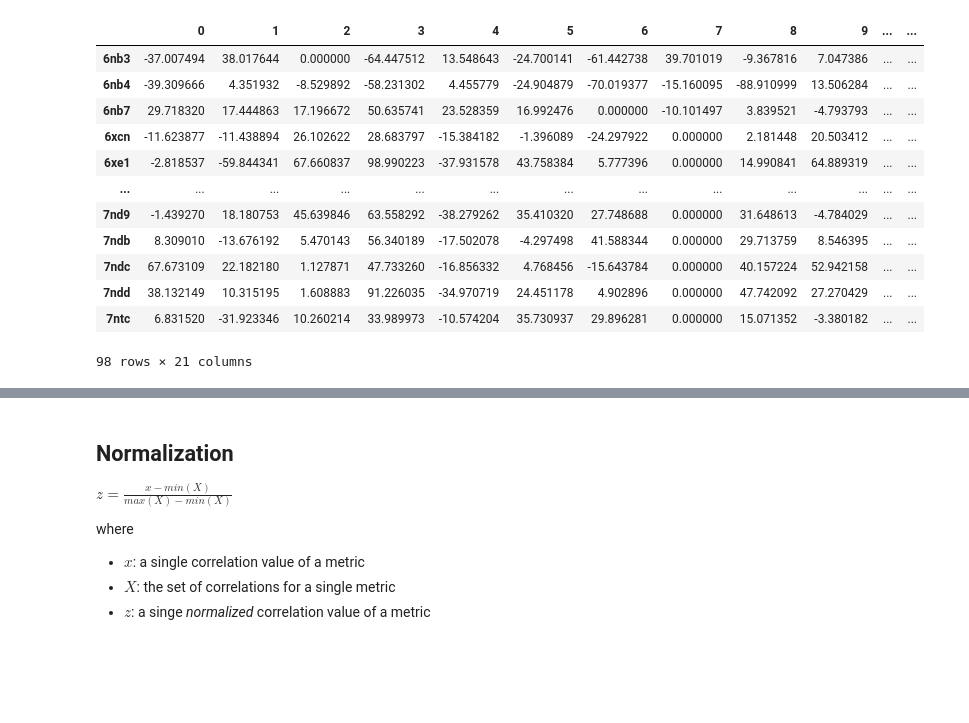
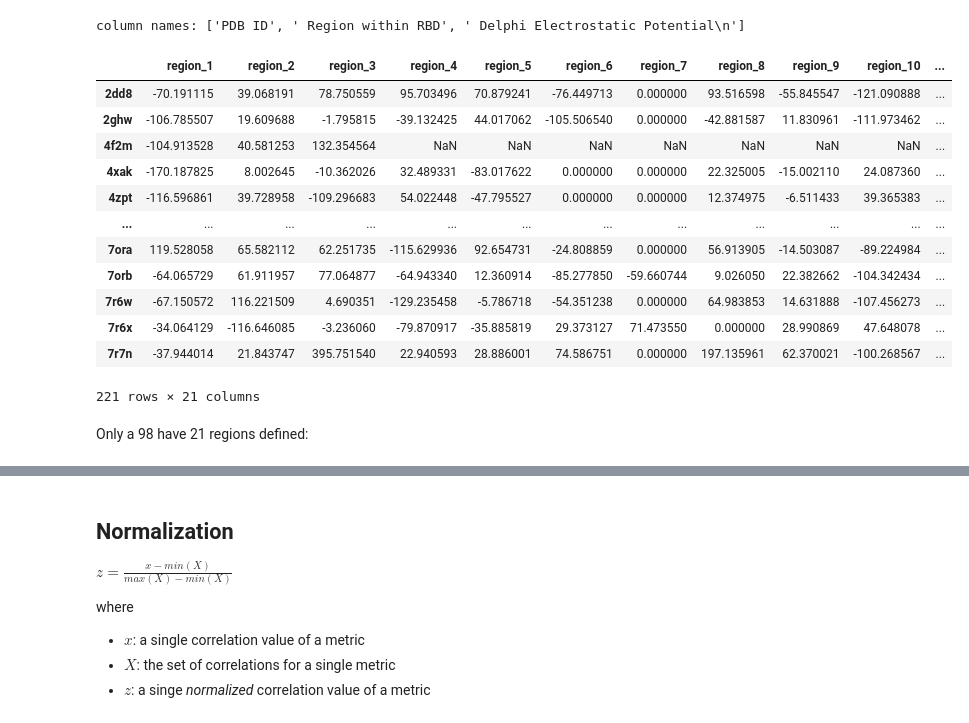
Before and after one commit to hackathonismb/Interface-analysis-of-SARS-CoV-2-antibodies-vs-ACE2, a Jupyter notebook: compute_similarity.ipynb, the cells around one changed output, grey strips where cells are left out. Cells and saved outputs as stored; diff of their text form; code cells hidden in the pictures; blank space fills up the shorter version.

```diff
--- a/compute_similarity.ipynb
+++ b/compute_similarity.ipynb
@@ -22,37 +23,38 @@ start_time = time.time()
 pdbs = []
 potentials = {}
 data_folder = Path('data')
-a = open(data_folder / 'all_spike_strs_regions_pot.csv', 'r')
-for line in a:
-    mm = line.split(',')
-    if len(mm) == 3 and mm[0] != 'PDB ID':
-        if mm[1] == 'region_1':
-            pdbs.append(mm[0])
-            temp_potential = [float(mm[2])]
+with open(data_folder / 'all_spike_strs_regions_pot.csv', 'r') as f:
+    header = next(f).split(',')
+    print('column names:', header)
+    data = defaultdict(dict)
+    for line in f:
+        mm = line.split(',')
 
-        elif mm[1] != 'region_1':
-            temp_potential.append(float(mm[2]))
+        if len(mm) == 3:
+            key_AG, key_region, potential = mm
+            # key_region = int(key_region.split['_'][-1]) # transform region key to int?
+            data[key_AG].update({key_region: float(potential)})
 
-        if mm[1] == 'region_21':
-            potentials[mm[0]] = np.array(temp_potential)
-
-
-a.close()
+data = dict(data)
+# %% [output]
+column names: ['PDB ID', ' Region within RBD', ' Delphi Electrostatic Potential\n']
 # %%
 import pandas as pd
-df = pd.DataFrame(potentials).T
+df = pd.DataFrame(data).T
 df
 # %% [output]
-|  | 0 | 1 | 2 | 3 | 4 | 5 | 6 | 7 | 8 | 9 | ... | ... |
-| 6nb3 | -37.007494 | 38.017644 | 0.000000 | -64.447512 | 13.548643 | -24.700141 | -61.442738 | 39.701019 | -9.367816 | 7.047386 | ... | ... |
-| 6nb4 | -39.309666 | 4.351932 | -8.529892 | -58.231302 | 4.455779 | -24.904879 | -70.019377 | -15.160095 | -88.910999 | 13.506284 | ... | ... |
-| 6nb7 | 29.718320 | 17.444863 | 17.196672 | 50.635741 | 23.528359 | 16.992476 | 0.000000 | -10.101497 | 3.839521 | -4.793793 | ... | ... |
-| 6xcn | -11.623877 | -11.438894 | 26.102622 | 28.683797 | -15.384182 | -1.396089 | -24.297922 | 0.000000 | 2.181448 | 20.503412 | ... | ... |
-| 6xe1 | -2.818537 | -59.844341 | 67.660837 | 98.990223 | -37.931578 | 43.758384 | 5.777396 | 0.000000 | 14.990841 | 64.889319 | ... | ... |
-| ... | ... | ... | ... | ... | ... | ... | ... | ... | ... | ... | ... | ... |
-| 7nd9 | -1.439270 | 18.180753 | 45.639846 | 63.558292 | -38.279262 | 35.410320 | 27.748688 | 0.000000 | 31.648613 | -4.784029 | ... | ... |
-| 7ndb | 8.309010 | -13.676192 | 5.470143 | 56.340189 | -17.502078 | -4.297498 | 41.588344 | 0.000000 | 29.713759 | 8.546395 | ... | ... |
-| 7ndc | 67.673109 | 22.182180 | 1.127871 | 47.733260 | -16.856332 | 4.768456 | -15.643784 | 0.000000 | 40.157224 | 52.942158 | ... | ... |
-| 7ndd | 38.132149 | 10.315195 | 1.608883 | 91.226035 | -34.970719 | 24.451178 | 4.902896 | 0.000000 | 47.742092 | 27.270429 | ... | ... |
-| 7ntc | 6.831520 | -31.923346 | 10.260214 | 33.989973 | -10.574204 | 35.730937 | 29.896281 | 0.000000 | 15.071352 | -3.380182 | ... | ... |
+|  | region_1 | region_2 | region_3 | region_4 | region_5 | region_6 | region_7 | region_8 | region_9 | region_10 | ... |
+| 2dd8 | -70.191115 | 39.068191 | 78.750559 | 95.703496 | 70.879241 | -76.449713 | 0.000000 | 93.516598 | -55.845547 | -121.090888 | ... |
+| 2ghw | -106.785507 | 19.609688 | -1.795815 | -39.132425 | 44.017062 | -105.506540 | 0.000000 | -42.881587 | 11.830961 | -111.973462 | ... |
+| 4f2m | -104.913528 | 40.581253 | 132.354564 | NaN | NaN | NaN | NaN | NaN | NaN | NaN | ... |
+| 4xak | -170.187825 | 8.002645 | -10.362026 | 32.489331 | -83.017622 | 0.000000 | 0.000000 | 22.325005 | -15.002110 | 24.087360 | ... |
+| 4zpt | -116.596861 | 39.728958 | -109.296683 | 54.022448 | -47.795527 | 0.000000 | 0.000000 | 12.374975 | -6.511433 | 39.365383 | ... |
+| ... | ... | ... | ... | ... | ... | ... | ... | ... | ... | ... | ... |
+| 7ora | 119.528058 | 65.582112 | 62.251735 | -115.629936 | 92.654731 | -24.808859 | 0.000000 | 56.913905 | -14.503087 | -89.224984 | ... |
+| 7orb | -64.065729 | 61.911957 | 77.064877 | -64.943340 | 12.360914 | -85.277850 | -59.660744 | 9.026050 | 22.382662 | -104.342434 | ... |
+| 7r6w | -67.150572 | 116.221509 | 4.690351 | -129.235458 | -5.786718 | -54.351238 | 0.000000 | 64.983853 | 14.631888 | -107.456273 | ... |
+| 7r6x | -34.064129 | -116.646085 | -3.236060 | -79.870917 | -35.885819 | 29.373127 | 71.473550 | 0.000000 | 28.990869 | 47.648078 | ... |
+| 7r7n | -37.944014 | 21.843747 | 395.751540 | 22.940593 | 28.886001 | 74.586751 | 0.000000 | 197.135961 | 62.370021 | -100.268567 | ... |
-98 rows × 21 columns
+221 rows × 21 columns
+# %% [markdown]
+Only a 98 have 21 regions defined:
```
Also changed, not shown: parts of 9 cells of this notebook.
